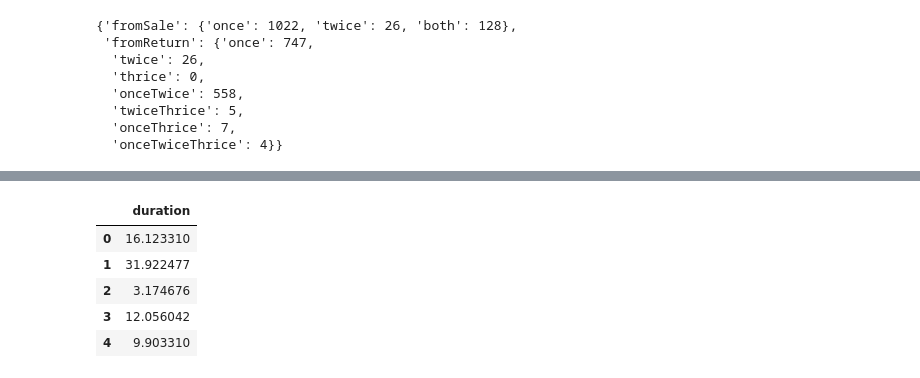
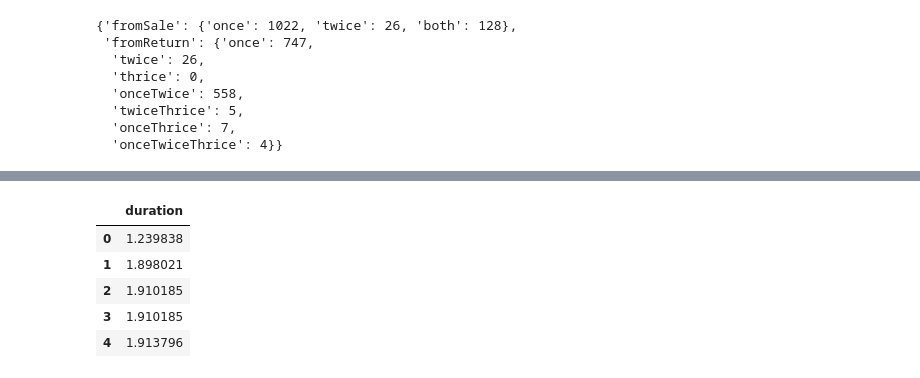
Before and after one commit to arihant-jain/BorrowCup-Data-Analysis, a Jupyter notebook: CupReuseTimesGraph.ipynb, the cells around one changed output, grey strips where cells are left out. Saved outputs shown, nothing was run; the diff lists cells and outputs as text; code cells hidden in the pictures.

```diff
--- a/CupReuseTimesGraph.ipynb
+++ b/CupReuseTimesGraph.ipynb
@@ -325,3 +325,7 @@ fig.add_trace(Scatter(
 fig.show()
 # %% [output]
 [interactive output not drawn]
+# %%
+for index in range(len(days)):
+    if days[index] > 30:
+        days[index] = 30.1
@@ -504,3 +607,7 @@ fig.add_trace(Scatter(
 fig.show()
 # %% [output]
 [interactive output not drawn]
+# %%
+for index in range(len(days)):
+    if days[index] > 30:
+        days[index] = 30.1
@@ -507,11 +662,12 @@ fig.show()
 # %%
+days.sort()
 returnFrame = DataFrame({'duration': days})
 returnFrame.to_csv('./data files/reuseDurationsFromReturn.csv', index = False)
 returnFrame.head()
 # %% [output]
 |  | duration |
-| 0 | 16.123310 |
-| 1 | 31.922477 |
-| 2 | 3.174676 |
-| 3 | 12.056042 |
-| 4 | 9.903310 |
+| 0 | 1.239838 |
+| 1 | 1.898021 |
+| 2 | 1.910185 |
+| 3 | 1.910185 |
+| 4 | 1.913796 |
```
Also changed, not shown: parts of 4 cells of this notebook, 2 other files.
